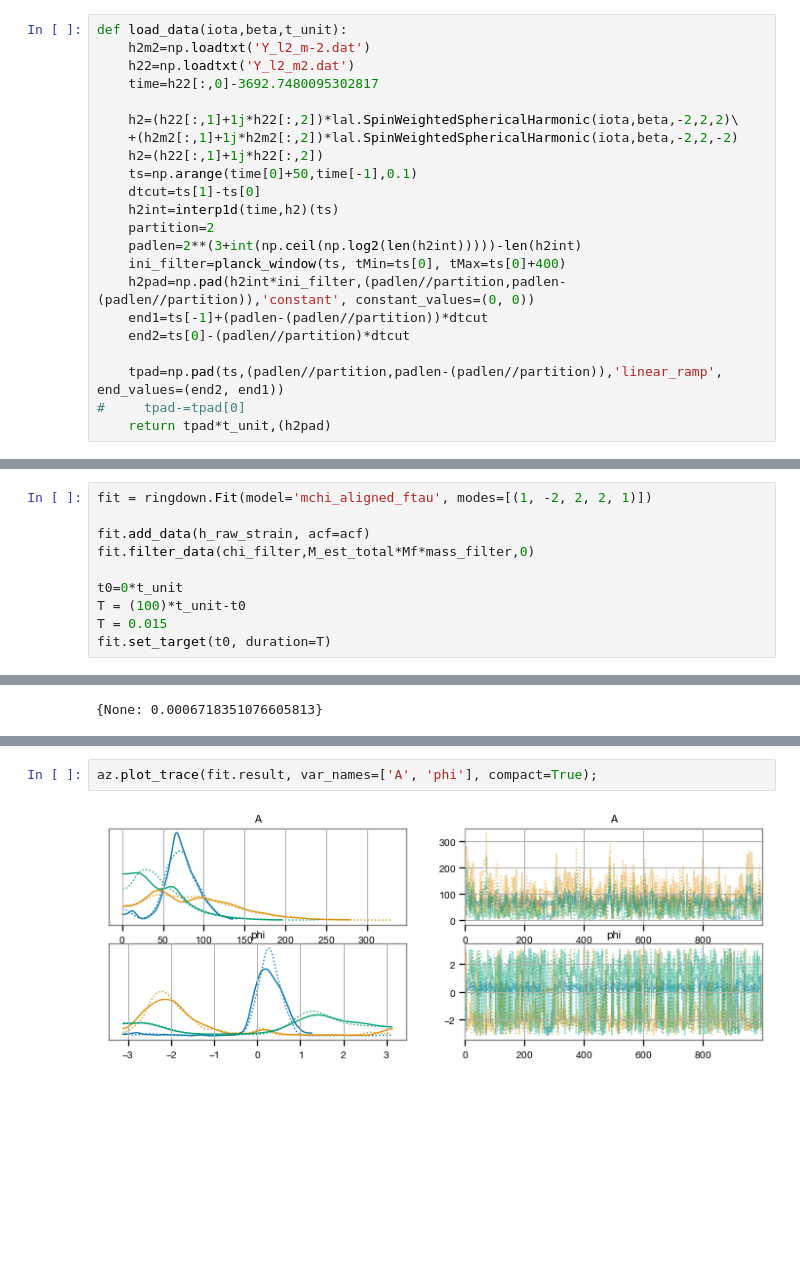
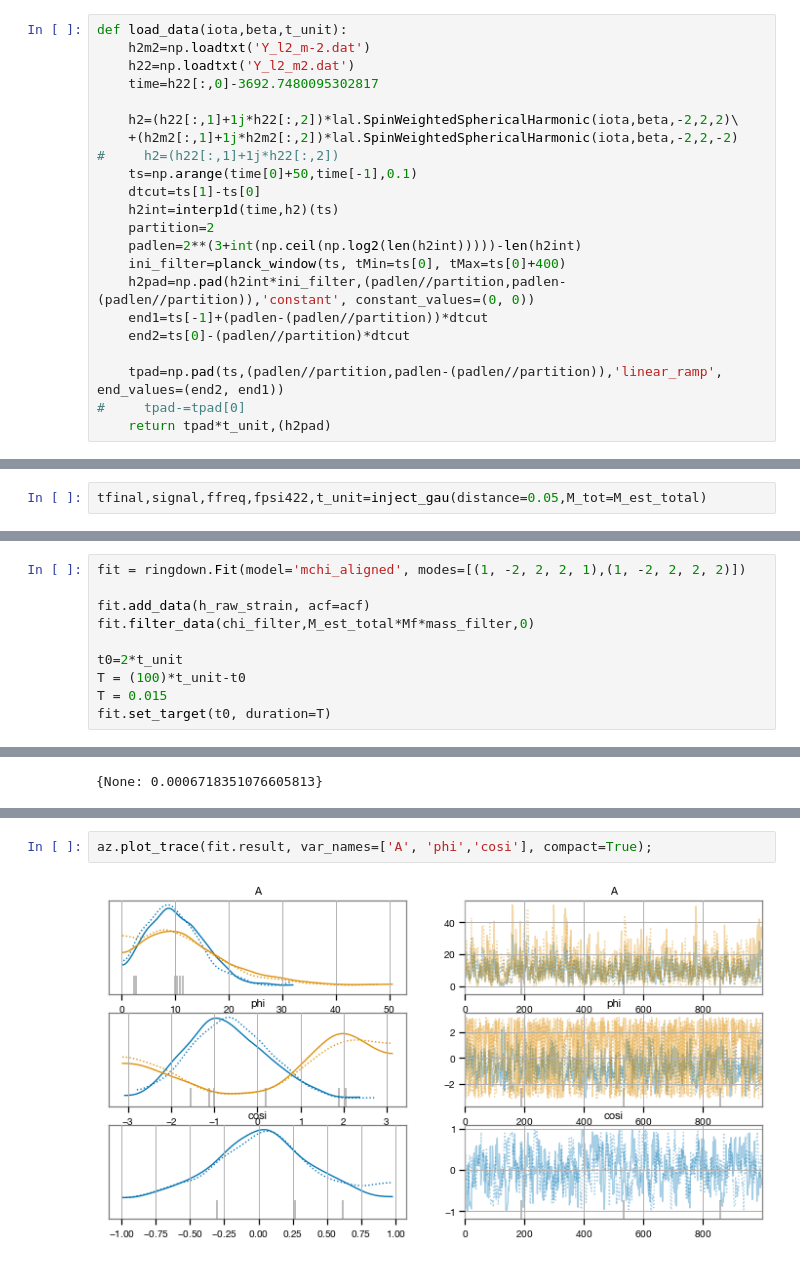
Before and after one commit to Sizheng-Ma/ringdown, a Jupyter notebook: docs/examples/filter_gaussian_noise.ipynb, the cells around one changed output, grey strips where cells are left out. Drawn from its saved outputs; the diff is of its cells as text; blank space fills up the shorter version.

```diff
--- a/docs/examples/filter_gaussian_noise.ipynb
+++ b/docs/examples/filter_gaussian_noise.ipynb
@@ -47,7 +47,7 @@ def load_data(iota,beta,t_unit):
 
     h2=(h22[:,1]+1j*h22[:,2])*lal.SpinWeightedSphericalHarmonic(iota,beta,-2,2,2)\
     +(h2m2[:,1]+1j*h2m2[:,2])*lal.SpinWeightedSphericalHarmonic(iota,beta,-2,2,-2)
-    h2=(h22[:,1]+1j*h22[:,2])
+#     h2=(h22[:,1]+1j*h22[:,2])
     ts=np.arange(time[0]+50,time[-1],0.1)
     dtcut=ts[1]-ts[0]
     h2int=interp1d(time,h2)(ts)
@@ -115,3 +113,5 @@ tfinal,signal,ffreq,fpsi422,t_unit=inject_gau(distance=0.1,M_tot=M_est_total)
+# %%
+tfinal,signal,ffreq,fpsi422,t_unit=inject_gau(distance=0.05,M_tot=M_est_total)
 # %%
 cond_data=np.fft.irfft(fac(-ffreq,2,2,0)*fpsi422,norm='ortho',n=len(signal))
 # cond_data=np.fft.irfft(fpsi422,norm='ortho',n=len(signal))
@@ -134,12 +134,12 @@ acf.iloc[0] = 1
 chi_filter=chi
 mass_filter=1.
 # %%
-fit = ringdown.Fit(model='mchi_aligned_ftau', modes=[(1, -2, 2, 2, 1)])
+fit = ringdown.Fit(model='mchi_aligned', modes=[(1, -2, 2, 2, 1),(1, -2, 2, 2, 2)])
 
 fit.add_data(h_raw_strain, acf=acf)
 fit.filter_data(chi_filter,M_est_total*Mf*mass_filter,0)
 
-t0=0*t_unit
+t0=2*t_unit
 T = (100)*t_unit-t0
 T = 0.015
 fit.set_target(t0, duration=T)
@@ -200,4 +206,4 @@ az.summary(fit.result, var_names=['A','phi', 'M', 'chi'])
 # %%
-az.plot_trace(fit.result, var_names=['A', 'phi'], compact=True);
+az.plot_trace(fit.result, var_names=['A', 'phi','cosi'], compact=True);
 # %% [output]
-[figure, old version]
+[figure, new version]
```
Also changed, not shown: parts of 17 cells of this notebook.
